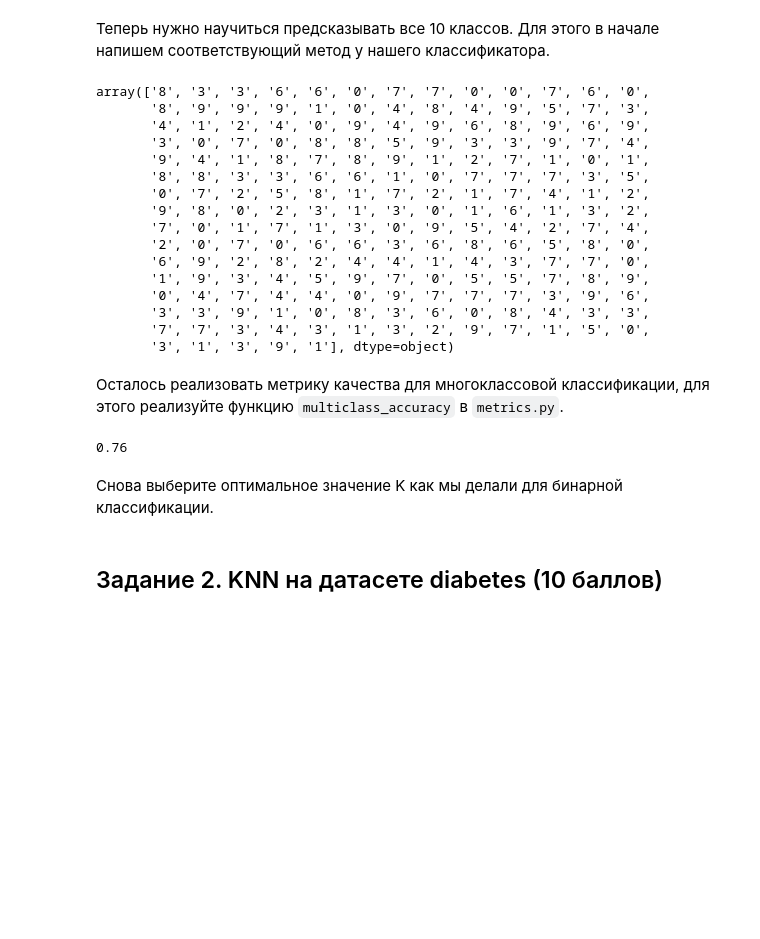
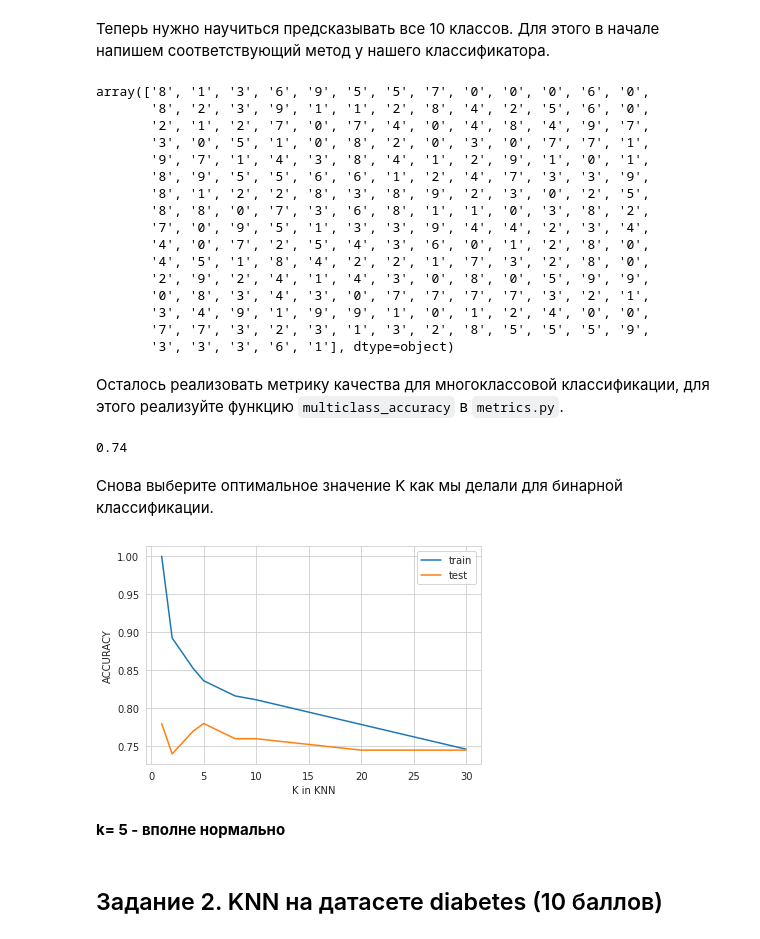
Before and after one commit to vladissta/ML_BI_2023, a Jupyter notebook: Homework_1/KNN.ipynb, the cells around one changed output. Saved outputs shown, nothing was run; the diff lists cells and outputs as text; code cells hidden in the pictures; blank space fills up the shorter version.

```diff
--- a/Homework_1/KNN.ipynb
+++ b/Homework_1/KNN.ipynb
@@ -251,36 +253,49 @@ plt.ylabel("ACCURACY");
 # %% [markdown]
 Теперь нужно научиться предсказывать все 10 классов. Для этого в начале напишем соответствующий метод у нашего классификатора.
 # %%
-knn_classifier = KNNClassifier(k=1)
+knn_classifier = KNNClassifier(k=2)
 knn_classifier.fit(X_train, y_train)
 # %%
 predictions = knn_classifier.predict(X_test)
 predictions
 # %% [output]
-array(['8', '3', '3', '6', '6', '0', '7', '7', '0', '0', '7', '6', '0',
-       '8', '9', '9', '9', '1', '0', '4', '8', '4', '9', '5', '7', '3',
-       '4', '1', '2', '4', '0', '9', '4', '9', '6', '8', '9', '6', '9',
-       '3', '0', '7', '0', '8', '8', '5', '9', '3', '3', '9', '7', '4',
-       '9', '4', '1', '8', '7', '8', '9', '1', '2', '7', '1', '0', '1',
-       '8', '8', '3', '3', '6', '6', '1', '0', '7', '7', '7', '3', '5',
-       '0', '7', '2', '5', '8', '1', '7', '2', '1', '7', '4', '1', '2',
-       '9', '8', '0', '2', '3', '1', '3', '0', '1', '6', '1', '3', '2',
-       '7', '0', '1', '7', '1', '3', '0', '9', '5', '4', '2', '7', '4',
-       '2', '0', '7', '0', '6', '6', '3', '6', '8', '6', '5', '8', '0',
-       '6', '9', '2', '8', '2', '4', '4', '1', '4', '3', '7', '7', '0',
-       '1', '9', '3', '4', '5', '9', '7', '0', '5', '5', '7', '8', '9',
-       '0', '4', '7', '4', '4', '0', '9', '7', '7', '7', '3', '9', '6',
-       '3', '3', '9', '1', '0', '8', '3', '6', '0', '8', '4', '3', '3',
-       '7', '7', '3', '4', '3', '1', '3', '2', '9', '7', '1', '5', '0',
-       '3', '1', '3', '9', '1'], dtype=object)
+array(['8', '1', '3', '6', '9', '5', '5', '7', '0', '0', '0', '6', '0',
+       '8', '2', '3', '9', '1', '1', '2', '8', '4', '2', '5', '6', '0',
+       '2', '1', '2', '7', '0', '7', '4', '0', '4', '8', '4', '9', '7',
+       '3', '0', '5', '1', '0', '8', '2', '0', '3', '0', '7', '7', '1',
+       '9', '7', '1', '4', '3', '8', '4', '1', '2', '9', '1', '0', '1',
+       '8', '9', '5', '5', '6', '6', '1', '2', '4', '7', '3', '3', '9',
+       '8', '1', '2', '2', '8', '3', '8', '9', '2', '3', '0', '2', '5',
+       '8', '8', '0', '7', '3', '6', '8', '1', '1', '0', '3', '8', '2',
+       '7', '0', '9', '5', '1', '3', '3', '9', '4', '4', '2', '3', '4',
+       '4', '0', '7', '2', '5', '4', '3', '6', '0', '1', '2', '8', '0',
+       '4', '5', '1', '8', '4', '2', '2', '1', '7', '3', '2', '8', '0',
+       '2', '9', '2', '4', '1', '4', '3', '0', '8', '0', '5', '9', '9',
+       '0', '8', '3', '4', '3', '0', '7', '7', '7', '7', '3', '2', '1',
+       '3', '4', '9', '1', '9', '9', '1', '0', '1', '2', '4', '0', '0',
+       '7', '7', '3', '2', '3', '1', '3', '2', '8', '5', '5', '5', '9',
+       '3', '3', '3', '6', '1'], dtype=object)
 # %% [markdown]
 Осталось реализовать метрику качества для многоклассовой классификации, для этого реализуйте функцию `multiclass_accuracy` в `metrics.py`.
 # %%
 multiclass_accuracy(predictions, y_test)
 # %% [output]
-0.76
+0.74
 # %% [markdown]
 Снова выберите оптимальное значение K как мы делали для бинарной классификации.
+# %%
+params = [1, 2, 4, 5, 8, 10, 20, 30]
+train_metrics, test_metrics = find_best_k(X_train, y_train, X_test, y_test, params, accuracy_score)
+# %%
+plt.plot(params, train_metrics, label="train")
+plt.plot(params, test_metrics, label="test")
+plt.legend()
+plt.xlabel("K in KNN")
+plt.ylabel("ACCURACY");
+# %% [output]
+[figure, added]
+# %% [markdown]
+**k= 5 - вполне нормально**
 # %% [markdown]
 ## Задание 2. KNN на датасете diabetes (10 баллов)
 # %% [markdown]
```
Also changed, not shown: parts of 18 cells of this notebook.
